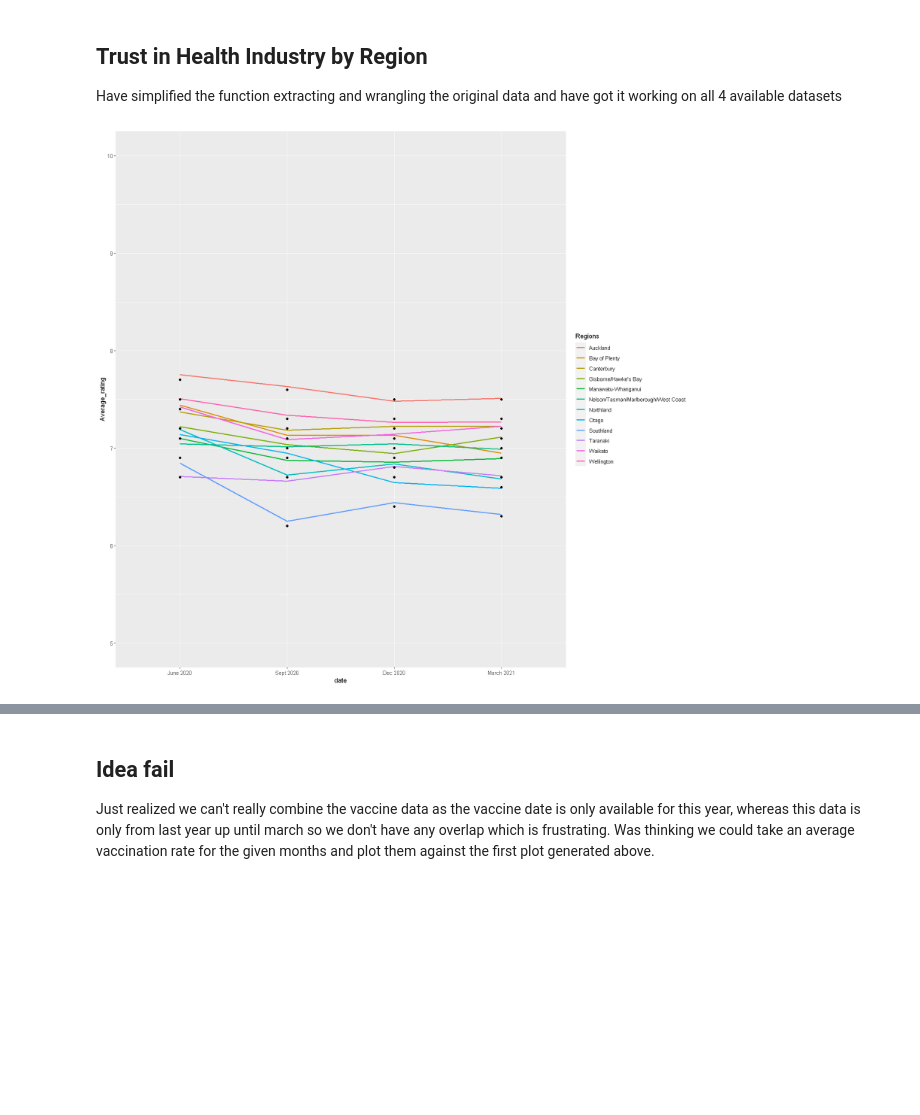
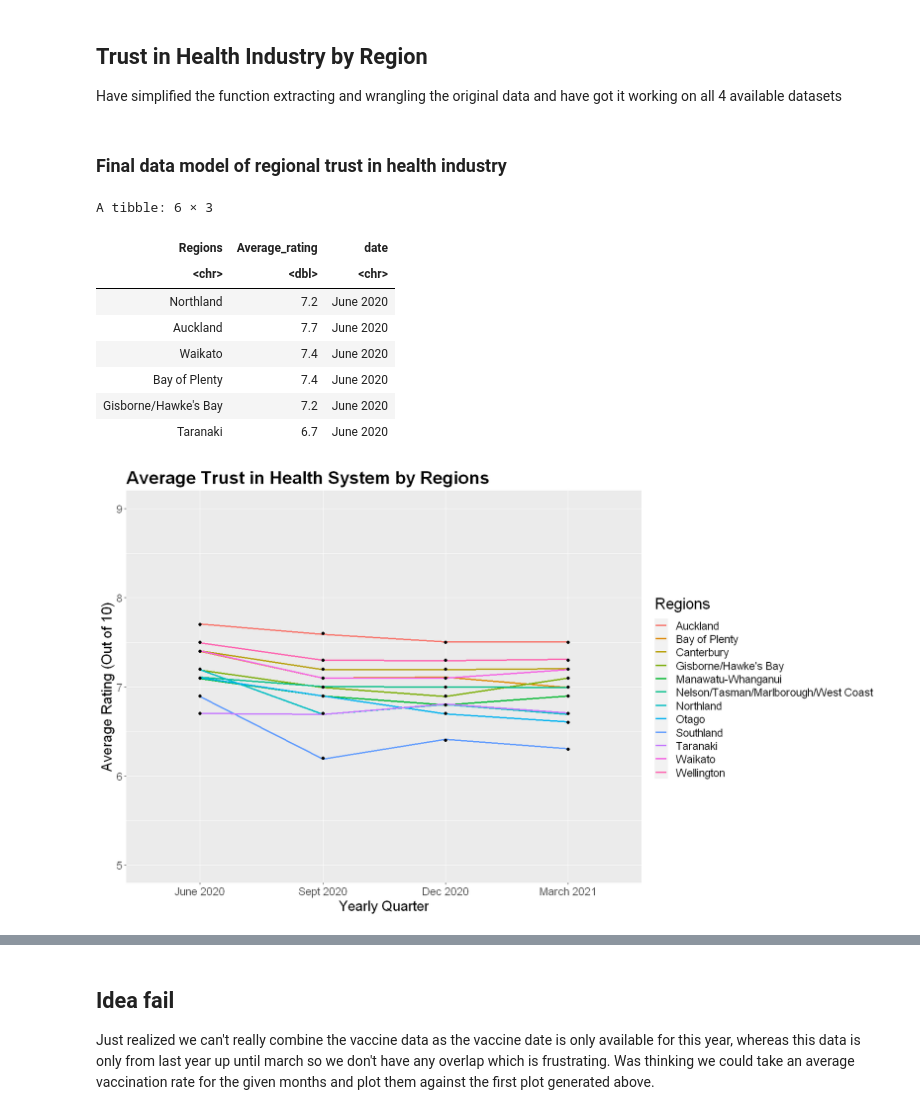
Before and after one commit to andyholmes1210/DATA201-Project, a Jupyter notebook: AndyCovidTest2.ipynb, the cells around one changed output, grey strips where cells are left out. Cells and saved outputs as stored; diff of their text form; code cells hidden in the pictures; blank space fills up the shorter version.

```diff
--- a/AndyCovidTest2.ipynb
+++ b/AndyCovidTest2.ipynb
@@ -201,16 +253,50 @@ march21_trust <- march21_trust %>% add_date_col(n=nrow(march21_trust), value='Ma
 dec20_trust <- dec20_trust %>% add_date_col(n=nrow(dec20_trust), value='Dec 2020')
 sept20_trust <- sept20_trust %>% add_date_col(n=nrow(sept20_trust), value='Sept 2020')
 june20_trust <- june20_trust %>% add_date_col(n=nrow(june20_trust), value='June 2020')
+# %% [markdown]
+### Final data model of regional trust in health industry
 # %%
 #binding all the df's into one
 
-trust_df <- bind_rows(june20_trust, sept20_trust, dec20_trust, march21_trust)
+Regionaltrust_df <- bind_rows(june20_trust, sept20_trust, dec20_trust, march21_trust)
+Regionaltrust_df %>% head()
+# %% [output]
+A tibble: 6 × 3
+| Regions | Average_rating | date |
+| <chr> | <dbl> | <chr> |
+| Northland | 7.2 | June 2020 |
+| Auckland | 7.7 | June 2020 |
+| Waikato | 7.4 | June 2020 |
+| Bay of Plenty | 7.4 | June 2020 |
+| Gisborne/Hawke's Bay | 7.2 | June 2020 |
+| Taranaki | 6.7 | June 2020 |
 # %%
 #plot of the change in average trust of the health system for regions over quarterly periods from june 2020 to march 2021
 
-trust_df %>% mutate(date= fct_relevel(date, 'June 2020', 'Sept 2020', 'Dec 2020', 'March 2021')) %>% #setting order for x-axis
-    ggplot(aes(x=date, y=Average_rating, group=Regions)) +
-    geom_line(lwd=1, aes(color = Regions), position=position_jitter(w=0, h=0.06)) +
-    expand_limits(y = c(5, 10)) + geom_point()
+options(repr.plot.width=14, repr.plot.height=8)
+
+Regionaltrust_plot <- Regionaltrust_df %>%
+    mutate(date= fct_relevel(date, 'June 2020', 'Sept 2020', 'Dec 2020', 'March 2021')) %>% #setting order for x-axis
+    ggplot(aes(x=date, y=Average_rating, group=Regions, color = Regions)) +
+
+    geom_line(lwd=1, position=position_jitter(w=0, h=0.01)) + #jitter lines so double ups are visible
+    expand_limits(y = c(5, 9)) + geom_point(color='black') +
+
+    ggtitle('Average Trust in Health System by Regions') + #plot tile
+    theme(plot.title = element_text(hjust=0, size=22, face='bold'), #theme for labels/title/legend
+            legend.key.size = unit(2, 'cm'),
+            legend.key.height = unit(.6, 'cm'),
+            legend.key.width = unit(.6, 'cm'),
+            legend.title = element_text(size=20),
+            legend.text = element_text(size=14),
+            axis.text.x = element_text(size=14),
+            axis.text.y = element_text(size=14),
+            axis.title.x = element_text(size=18),
+            axis.title.y = element_text(size=18)) +
+
+    xlab('Yearly Quarter') + #x and y labels
+    ylab('Average Rating (Out of 10)')
+
+Regionaltrust_plot
 # %% [output]
-[figure, old version]
+[figure, new version]
```
Also changed, not shown: parts of 31 cells of this notebook.
